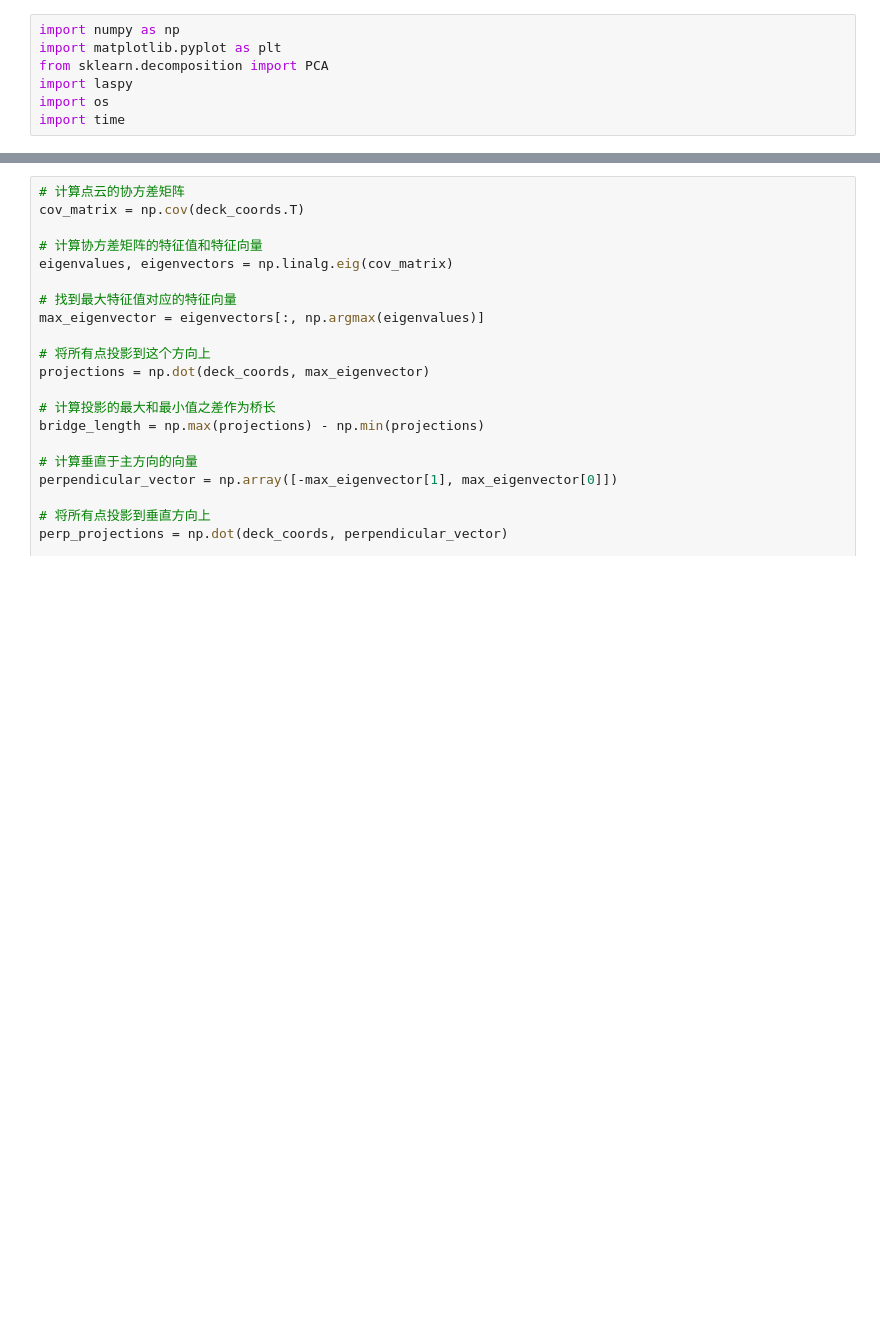
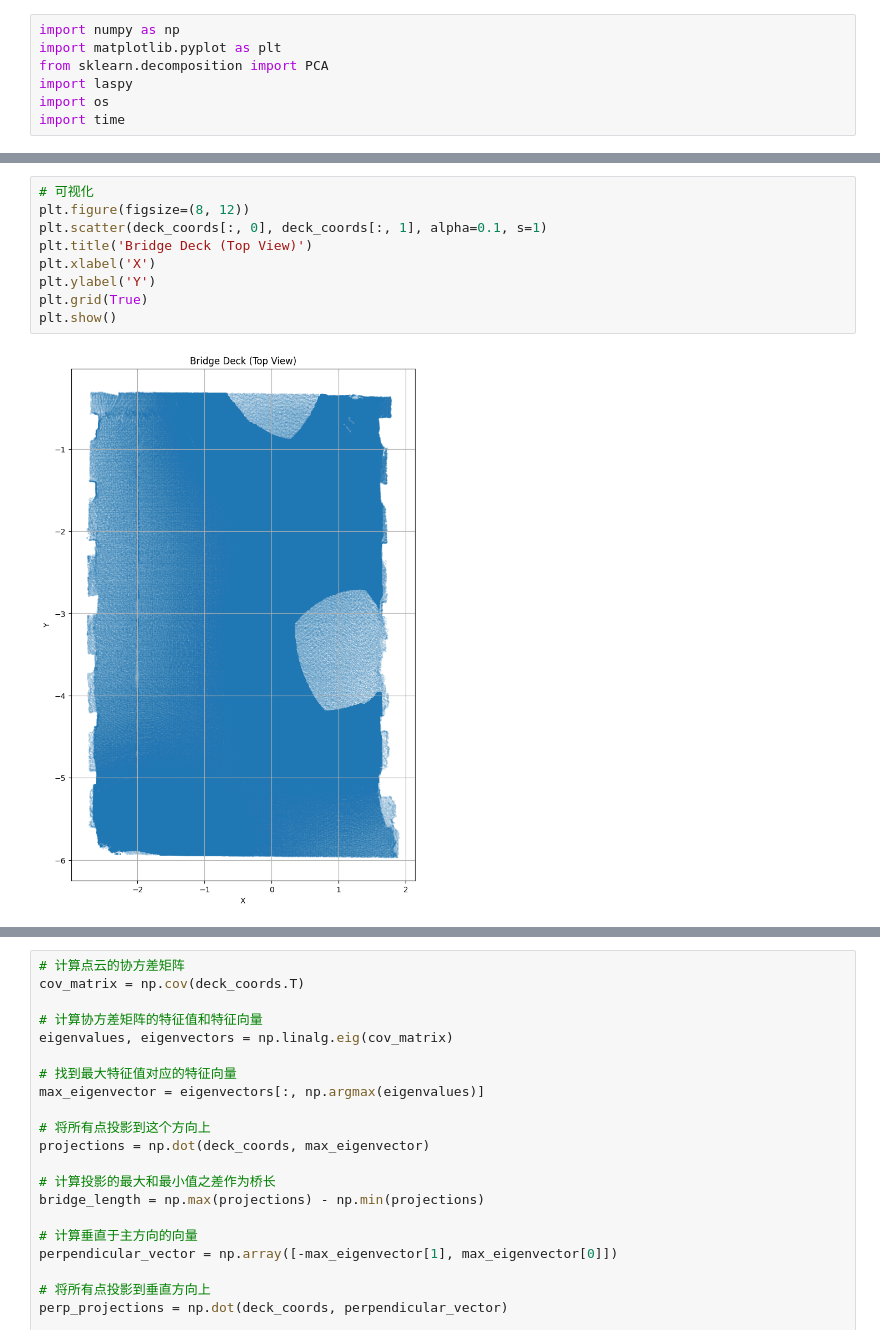
Before and after one commit to UT-Team-Chun/Pointcloud-bridge, a Jupyter notebook: Partsize-identical/tool_utils/wl_identical_usedeck.ipynb, the cells around one changed output, grey strips where cells are left out. Cells and saved outputs as stored; diff of their text form; blank space fills up the shorter version.

```diff
--- a/Partsize-identical/tool_utils/wl_identical_usedeck.ipynb
+++ b/Partsize-identical/tool_utils/wl_identical_usedeck.ipynb
@@ -19,0 +58,11 @@ print(f"Deck points: {deck_data.shape[0]}")
+# %%
+# 可视化
+plt.figure(figsize=(8, 12))
+plt.scatter(deck_coords[:, 0], deck_coords[:, 1], alpha=0.1, s=1)
+plt.title('Bridge Deck (Top View)')
+plt.xlabel('X')
+plt.ylabel('Y')
+plt.grid(True)
+plt.show()
+# %% [output]
+[figure, added]
```
Also changed, not shown: parts of 8 cells of this notebook, 2 other files.
